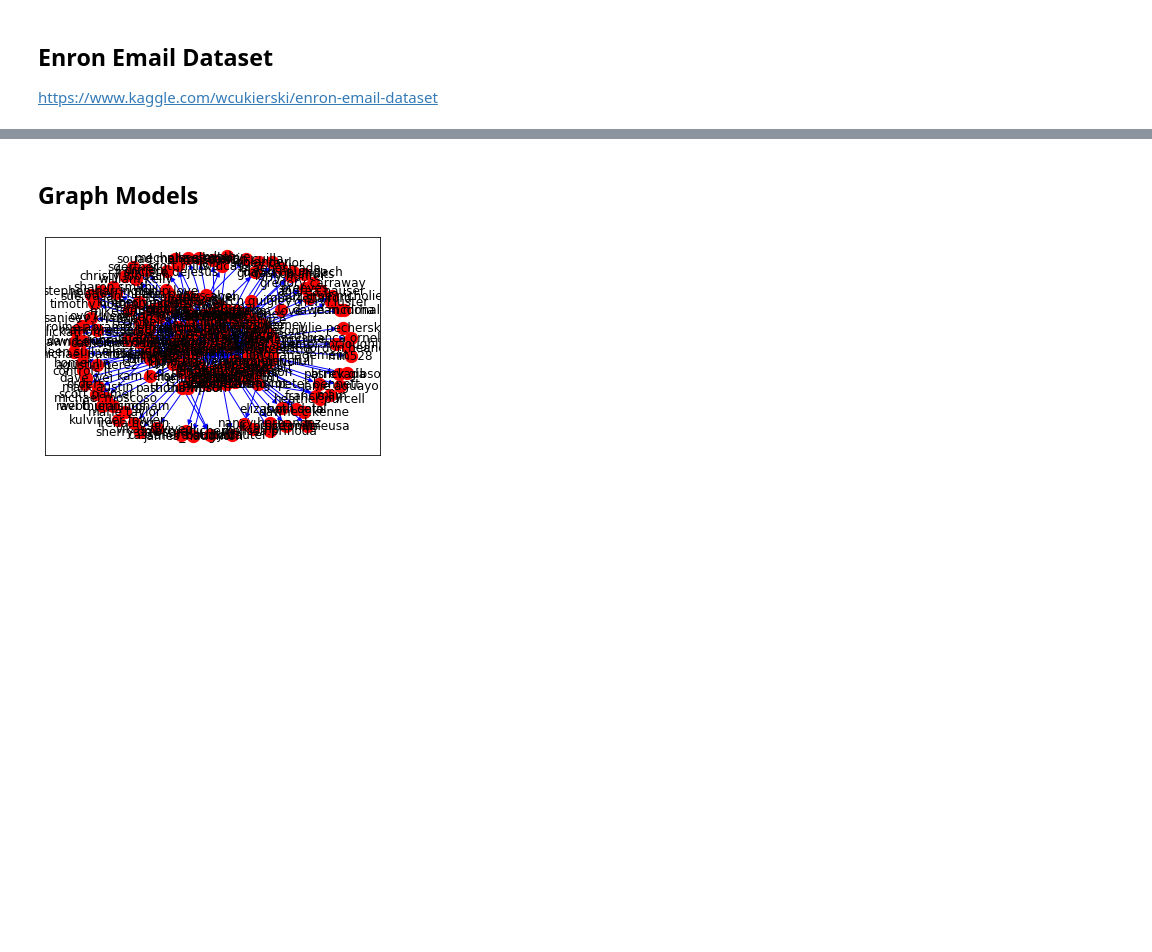
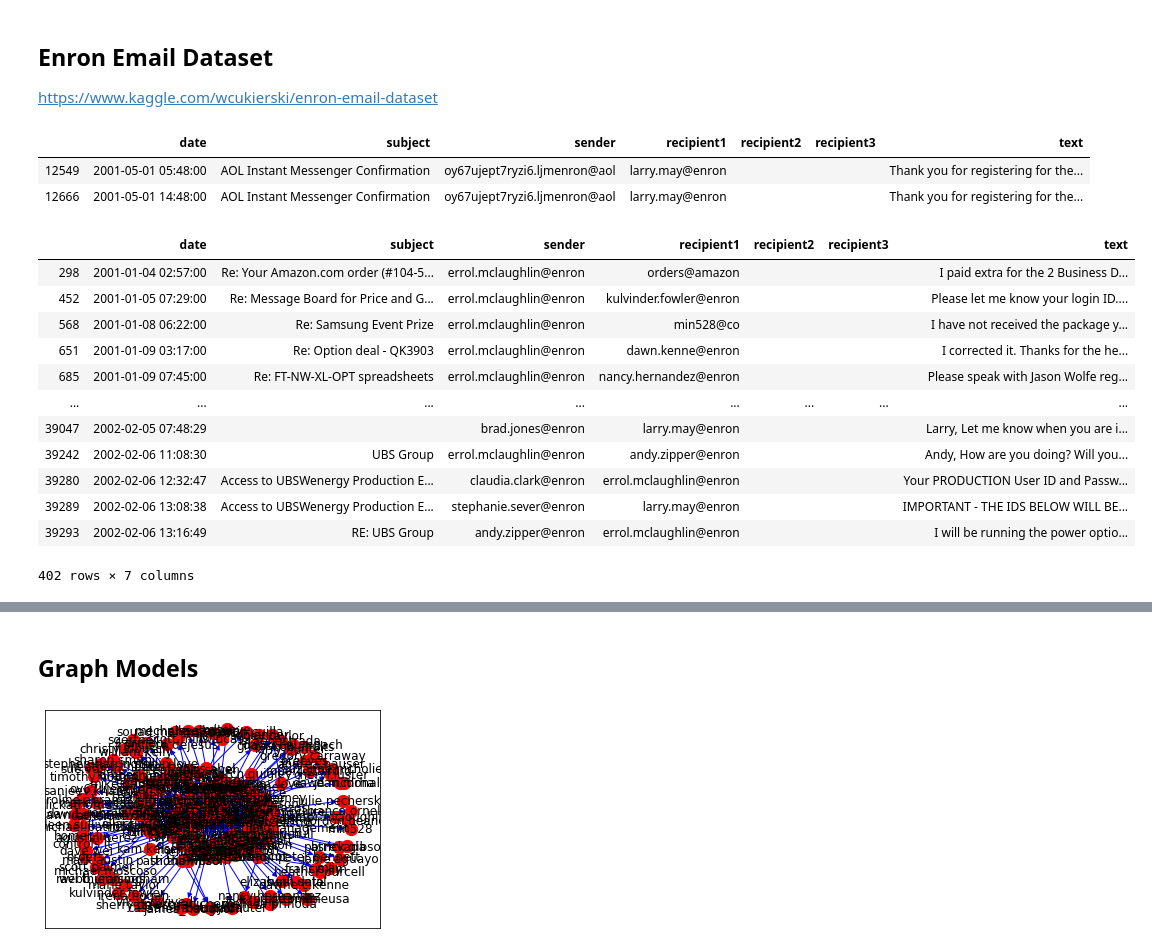
Before and after one commit to q1park/enron-emails, a Jupyter notebook: Example.ipynb, the cells around one changed output, grey strips where cells are left out. Drawn from its saved outputs; the diff is of its cells as text; code cells hidden in the pictures; blank space fills up the shorter version.

Commit message:
demo - text view

```diff
--- a/Example.ipynb
+++ b/Example.ipynb
@@ -22,4 +44,26 @@ def filter_poi(df, poi):
 data_view = filterby_date(data, start_date='2001-05-01', end_date='2002-01-01')
+# %%
+search_emails(data, 'ljm')
+# %% [output]
+|  | date | subject | sender | recipient1 | recipient2 | recipient3 | text |
+| 12549 | 2001-05-01 05:48:00 | AOL Instant Messenger Confirmation | oy67ujept7ryzi6.ljmenron@aol | larry.may@enron |  |  | Thank you for registering for the... |
+| 12666 | 2001-05-01 14:48:00 | AOL Instant Messenger Confirmation | oy67ujept7ryzi6.ljmenron@aol | larry.may@enron |  |  | Thank you for registering for the... |
 # %%
 poi = ['larry.may@enron', 'jeffrey.gossett@enron', 'errol.mclaughlin@enron']
-data = filter_poi(data, poi)
+data_graph = filter_poi(data, poi)
+# %%
+data_graph
+# %% [output]
+|  | date | subject | sender | recipient1 | recipient2 | recipient3 | text |
+| 298 | 2001-01-04 02:57:00 | Re: Your Amazon.com order (#104-5... | errol.mclaughlin@enron | orders@amazon |  |  | I paid extra for the 2 Business D... |
+| 452 | 2001-01-05 07:29:00 | Re: Message Board for Price and G... | errol.mclaughlin@enron | kulvinder.fowler@enron |  |  | Please let me know your login ID.... |
+| 568 | 2001-01-08 06:22:00 | Re: Samsung Event Prize | errol.mclaughlin@enron | min528@co |  |  | I have not received the package y... |
+| 651 | 2001-01-09 03:17:00 | Re: Option deal - QK3903 | errol.mclaughlin@enron | dawn.kenne@enron |  |  | I corrected it. Thanks for the he... |
+| 685 | 2001-01-09 07:45:00 | Re: FT-NW-XL-OPT spreadsheets | errol.mclaughlin@enron | nancy.hernandez@enron |  |  | Please speak with Jason Wolfe reg... |
+| ... | ... | ... | ... | ... | ... | ... | ... |
+| 39047 | 2002-02-05 07:48:29 |  | brad.jones@enron | larry.may@enron |  |  | Larry, Let me know when you are i... |
+| 39242 | 2002-02-06 11:08:30 | UBS Group | errol.mclaughlin@enron | andy.zipper@enron |  |  | Andy, How are you doing? Will you... |
+| 39280 | 2002-02-06 12:32:47 | Access to UBSWenergy Production E... | claudia.clark@enron | errol.mclaughlin@enron |  |  | Your PRODUCTION User ID and Passw... |
+| 39289 | 2002-02-06 13:08:38 | Access to UBSWenergy Production E... | stephanie.sever@enron | larry.may@enron |  |  | IMPORTANT - THE IDS BELOW WILL BE... |
+| 39293 | 2002-02-06 13:16:49 | RE: UBS Group | andy.zipper@enron | errol.mclaughlin@enron |  |  | I will be running the power optio... |
+402 rows × 7 columns
```
Also changed, not shown: parts of 4 cells of this notebook, 1 other file.
